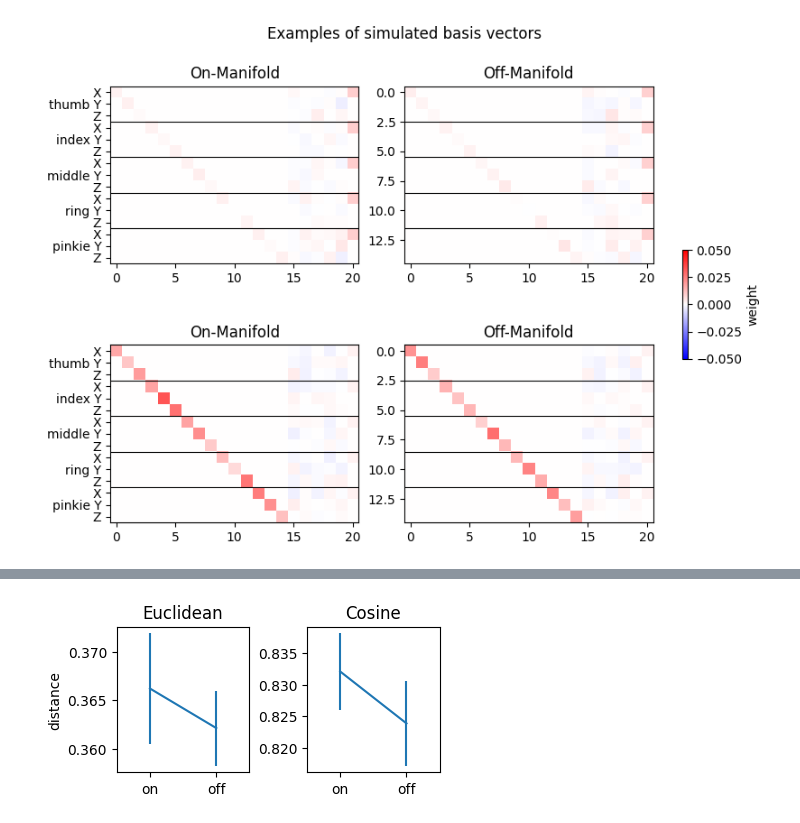
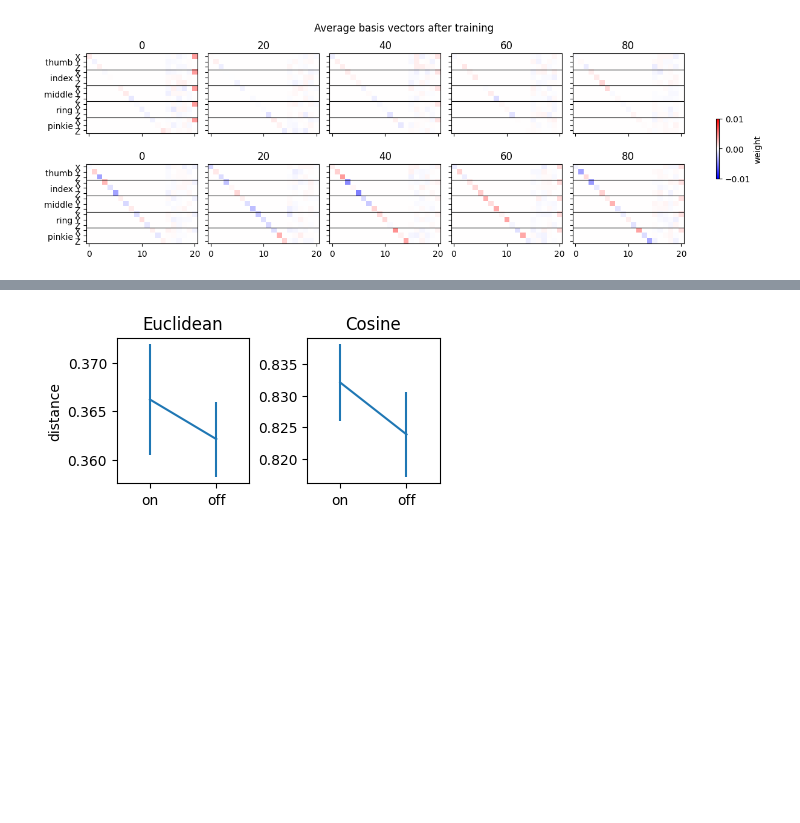
Before and after one commit to mnlmrc/OffManifoldLearning, a Jupyter notebook: notebooks/post_rehab.ipynb, the cells around one changed output, grey strips where cells are left out. Drawn from its saved outputs; the diff is of its cells as text; code cells hidden in the pictures; blank space fills up the shorter version.

```diff
--- a/notebooks/post_rehab.ipynb
+++ b/notebooks/post_rehab.ipynb
@@ -4,47 +4,47 @@ import pandas as pd
 import matplotlib.pyplot as plt
 from sklearn.decomposition import PCA
 from sklearn.preprocessing import StandardScaler
-import sys
 import OffManifoldLearning.globals as gl
+
+plt.style.use('default')
 # %%
-dataset = ['stroke',  'intact']
+group = ['stroke',  'intact']
 mapping = ['on', 'off']
 tinfo = pd.read_csv('../data/baseline/tinfo.tsv', sep='\t')
-tinfo = tinfo[(tinfo.subj_id==100) | (tinfo.subj_id==101)]
-N = 2
+tinfo = tinfo[tinfo.subj_id<120]
+N = len(tinfo.subj_id.unique())
 Nc, Nd = 15, 21
+angle = [0, 20, 40, 60, 80]
 # %%
-A_diff_on, A_diff_off = np.zeros((2, N, Nc, Nd)), np.zeros((2, N, Nc, Nd))
-for d, ds in enumerate(dataset):
-    for s, sn in enumerate(tinfo.subj_id.unique()):
-        A0 = np.load(f'../data/basis_vectors/basis_vectors.{ds}.{sn}.npy')
-        A_on = np.load(f'../data/post_rehab/basis_vectors.on-manifold.{ds}.{sn}.npy')
-        A_off = np.load(f'../data/post_rehab/basis_vectors.off-manifold.{ds}.{sn}.npy')
-        A_diff_on[d, s] = A_on - A0
-        A_diff_off[d, s] = A_off - A0
-
-fig, axs = plt.subplots(2, 2, constrained_layout=True, figsize=[8, 6])
-
-vmin, vmax = -.05, .05
-
-for d in range(len(dataset)):
-    ax = axs[d]
-    ax[0].imshow(A_diff_on[d].mean(axis=0), vmin=vmin, vmax=vmax, cmap='bwr')
-    ax[1].imshow(A_diff_off[d].mean(axis=0), vmin=vmin, vmax=vmax, cmap='bwr')
-    ax[0].set_title('On-Manifold')
-    ax[1].set_title('Off-Manifold')
-    ax[0].set_yticks(np.arange(0, Nc))
-    ax[0].set_yticklabels(gl.channels)
-    for a in ax:
-        for i in [2.5, 5.5, 8.5, 11.5]:
-            a.axhline(i, color='k', lw=.8)
-
-cax = axs[0, 0].get_images()[0]
-cbar = fig.colorbar(cax, ax=axs, orientation='vertical', fraction=.01)
-cbar.set_label('weight')
-
-fig.suptitle('Examples of simulated basis vectors')
-
-plt.show()
+A_diff = np.zeros((2, 5, N, Nc, Nd))
+for a, ang in enumerate(angle):
+    for g, gr in enumerate(group):
+        for s, sn in enumerate(tinfo.subj_id.unique()):
+            A0 = np.load(f'../data/basis_vectors/basis_vectors.{gr}.{sn}.npy')
+            A = np.load(f'../data/post_rehab/basis_vectors.{ang}.{gr}.{sn}.npy')
+            A_diff[g, a, s] = A - A0
-# %% [output]
-[figure, removed]
+# %%
+
+fig, axs = plt.subplots(2, 5, constrained_layout=True, sharey=True, sharex=True, figsize=(12, 4))
+
+vmin, vmax = -.01, .01
+
+for g, gr in enumerate(group):
+    for a, ang in enumerate(angle):
+        ax = axs[g, a]
+        ax.imshow(A_diff[g, a].mean(axis=0), vmin=vmin, vmax=vmax, cmap='bwr')
+        ax.set_title(ang)
+        ax.set_yticks(np.arange(0, Nc))
+        ax.set_yticklabels(gl.channels)
+        for i in [2.5, 5.5, 8.5, 11.5]:
+            ax.axhline(i, color='k', lw=.8)
+
+cax = axs[0, 0].get_images()[0]
+cbar = fig.colorbar(cax, ax=axs, orientation='vertical', fraction=.005)
+cbar.set_label('weight')
+
+fig.suptitle('Average basis vectors after training')
+
+plt.show()
+# %% [output]
+[figure, added]
```
Also changed, not shown: parts of 1 cell of this notebook, 3 other files.
